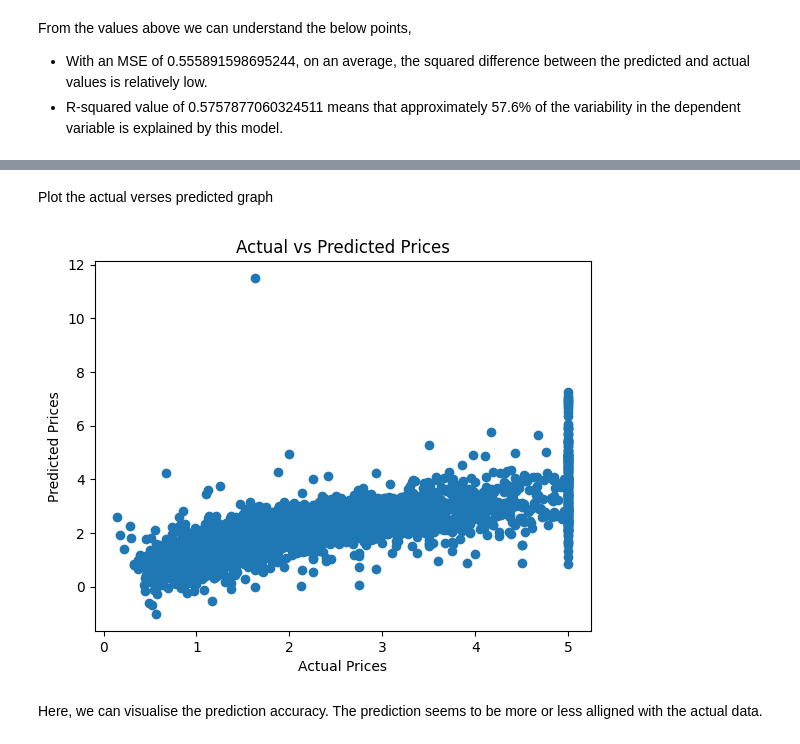
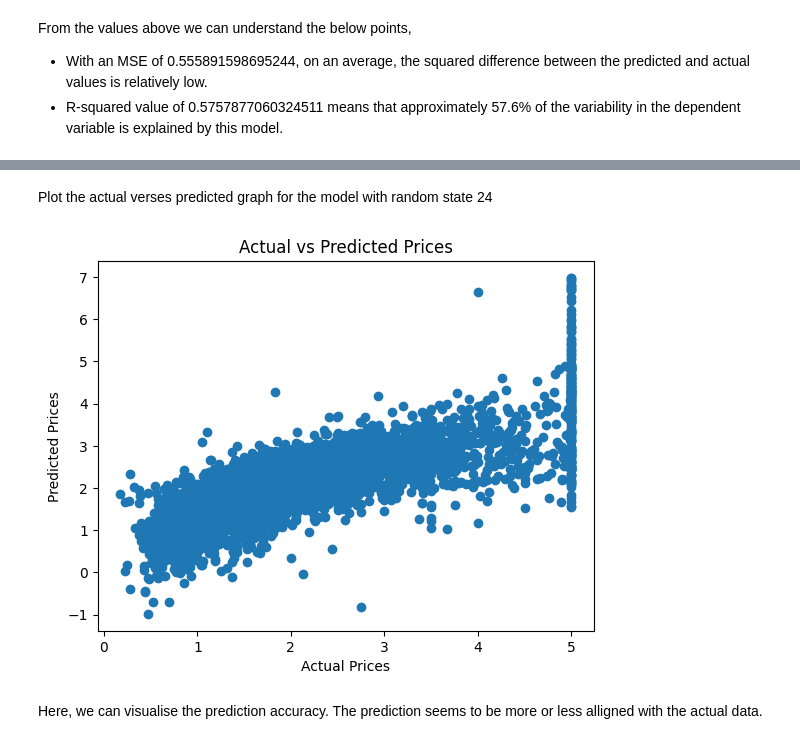
Before and after one commit to sneha-cg/ML, a Jupyter notebook: Linear Regression/Housing Price/HousingLinearRegression.ipynb, the cells around one changed output, grey strips where cells are left out. Cells and saved outputs as stored; diff of their text form; code cells hidden in the pictures.

Commit message:
Tried changing random_state to check accuracy change

```diff
--- a/Linear Regression/Housing Price/HousingLinearRegression.ipynb
+++ b/Linear Regression/Housing Price/HousingLinearRegression.ipynb
@@ -98,0 +127,10 @@ From the values above we can understand the below points,
+# %%
+X_train2, X_test2, y_train2, y_test2 = train_test_split(X, y, test_size=0.2, random_state=24)
+algo = LinearRegression()
+algo.fit(X_train2, y_train2)
+y_pred2 = algo.predict(X_test2)
+mse = mean_squared_error(y_test2, y_pred2)
+r2 = r2_score(y_test2, y_pred2)
+
+print(f'Mean Squared Error: {mse}')
+print(f'R-squared: {r2}')
@@ -99,12 +159,12 @@ From the values above we can understand the below points,
 # %% [markdown]
-Plot the actual verses predicted graph
+Plot the actual verses predicted graph for the model with random state 24
 # %%
-plt.scatter(y_test, y_pred)
+plt.scatter(y_test2, y_pred2)
 plt.xlabel("Actual Prices")
 plt.ylabel("Predicted Prices")
 plt.title("Actual vs Predicted Prices")
 plt.show()
 # %% [output]
-[figure, old version]
+[figure, new version]
 # %% [markdown]
 Here, we can visualise the prediction accuracy. The prediction seems to be more or less alligned with the actual data.
```
Also changed, not shown: parts of 6 cells of this notebook.
